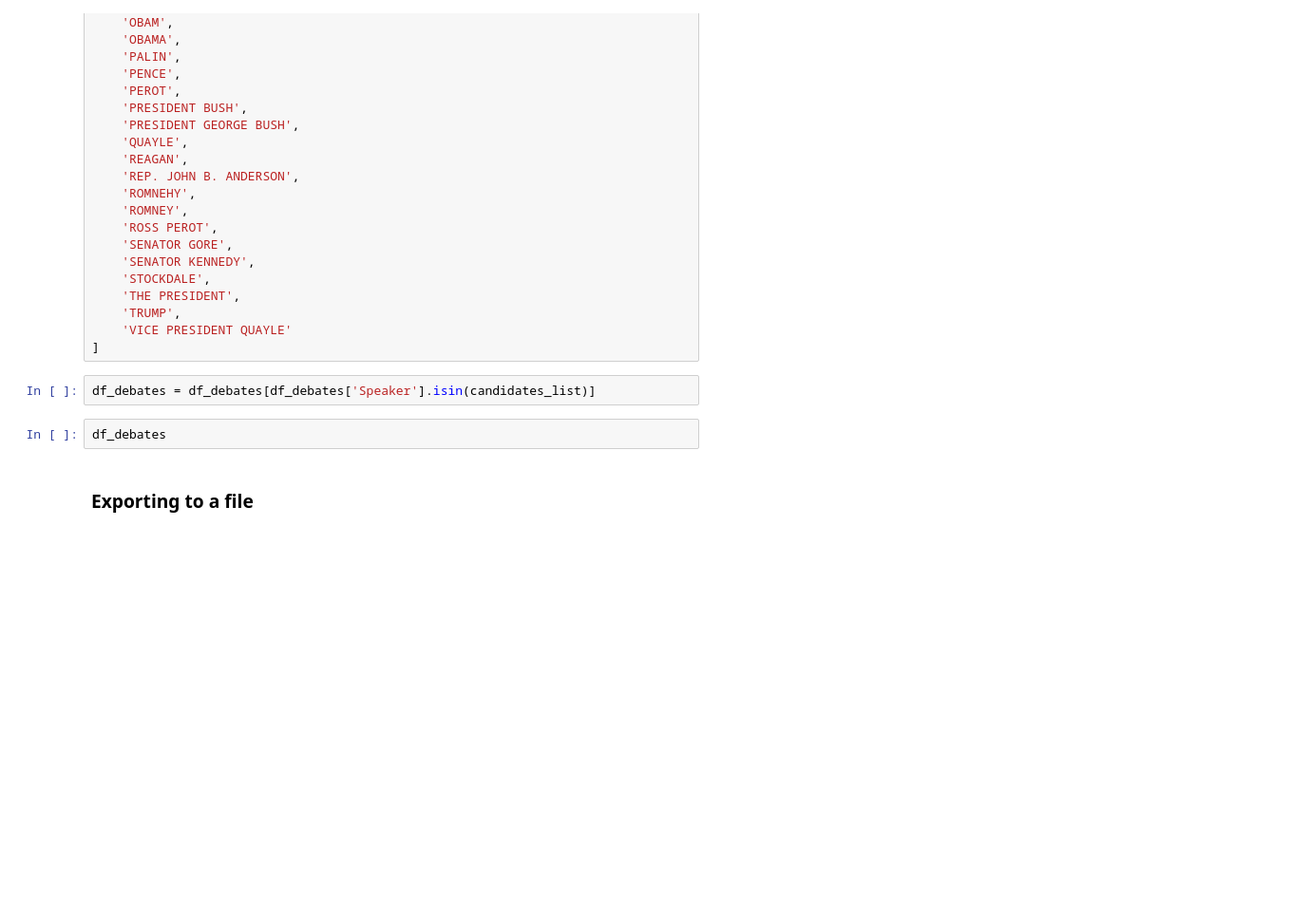
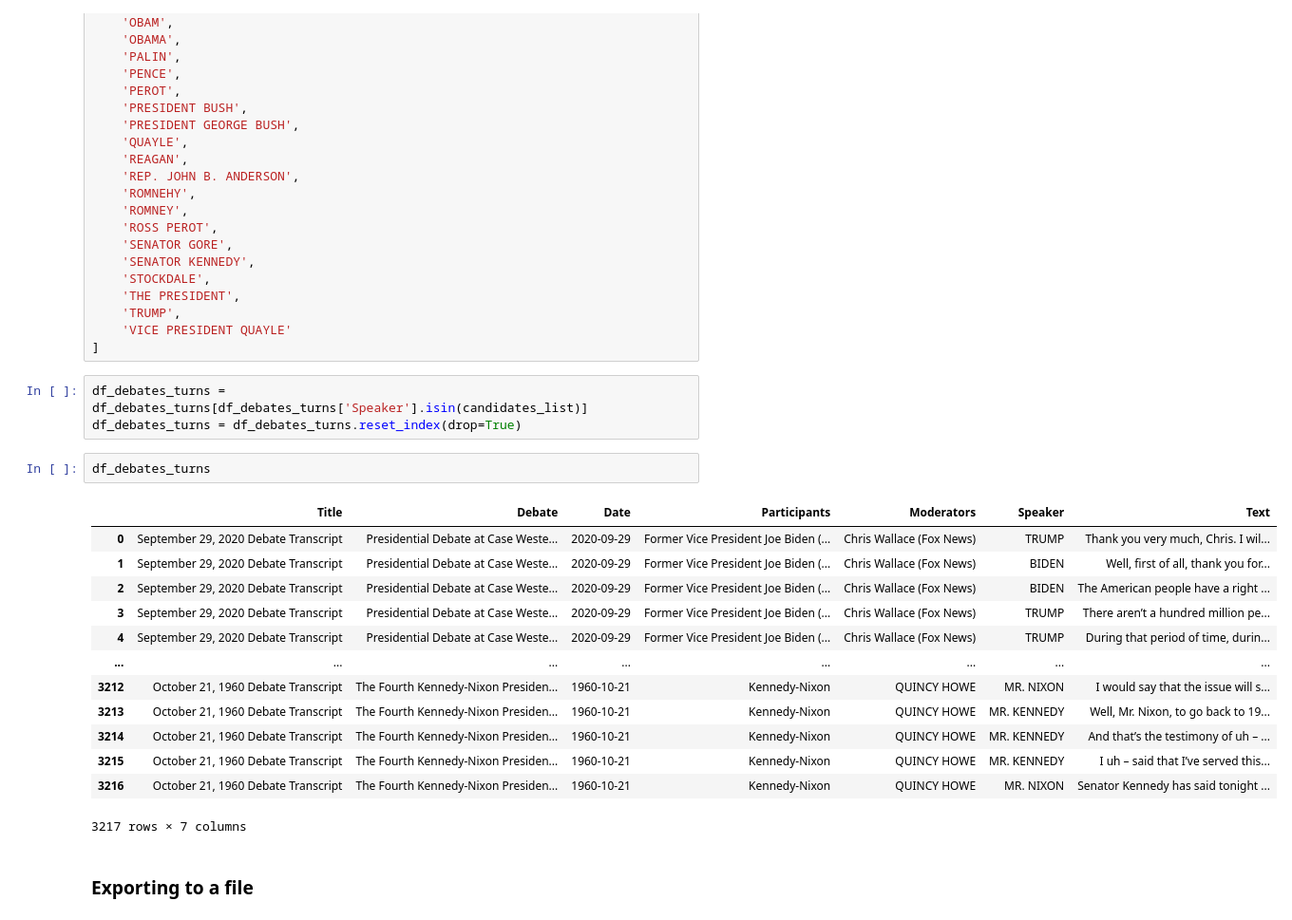
Before and after one commit to laelgelc/cl_st1_inrs, a Jupyter notebook: CL_St1_Ph2_INRS.ipynb, the cells around one changed output. Shown at 95% size. Cells and saved outputs as stored; diff of their text form; blank space fills up the shorter version.

```diff
--- a/CL_St1_Ph2_INRS.ipynb
+++ b/CL_St1_Ph2_INRS.ipynb
@@ -381,9 +495,24 @@ candidates_list = [
     'VICE PRESIDENT QUAYLE'
 ]
 # %%
-df_debates = df_debates[df_debates['Speaker'].isin(candidates_list)]
+df_debates_turns = df_debates_turns[df_debates_turns['Speaker'].isin(candidates_list)]
+df_debates_turns = df_debates_turns.reset_index(drop=True)
 # %%
-df_debates
+df_debates_turns
+# %% [output]
+|  | Title | Debate | Date | Participants | Moderators | Speaker | Text |
+| 0 | September 29, 2020 Debate Transcript | Presidential Debate at Case Weste... | 2020-09-29 | Former Vice President Joe Biden (... | Chris Wallace (Fox News) | TRUMP | Thank you very much, Chris. I wil... |
+| 1 | September 29, 2020 Debate Transcript | Presidential Debate at Case Weste... | 2020-09-29 | Former Vice President Joe Biden (... | Chris Wallace (Fox News) | BIDEN | Well, first of all, thank you for... |
+| 2 | September 29, 2020 Debate Transcript | Presidential Debate at Case Weste... | 2020-09-29 | Former Vice President Joe Biden (... | Chris Wallace (Fox News) | BIDEN | The American people have a right ... |
+| 3 | September 29, 2020 Debate Transcript | Presidential Debate at Case Weste... | 2020-09-29 | Former Vice President Joe Biden (... | Chris Wallace (Fox News) | TRUMP | There aren’t a hundred million pe... |
+| 4 | September 29, 2020 Debate Transcript | Presidential Debate at Case Weste... | 2020-09-29 | Former Vice President Joe Biden (... | Chris Wallace (Fox News) | TRUMP | During that period of time, durin... |
+| ... | ... | ... | ... | ... | ... | ... | ... |
+| 3212 | October 21, 1960 Debate Transcript | The Fourth Kennedy-Nixon Presiden... | 1960-10-21 | Kennedy-Nixon | QUINCY HOWE | MR. NIXON | I would say that the issue will s... |
+| 3213 | October 21, 1960 Debate Transcript | The Fourth Kennedy-Nixon Presiden... | 1960-10-21 | Kennedy-Nixon | QUINCY HOWE | MR. KENNEDY | Well, Mr. Nixon, to go back to 19... |
+| 3214 | October 21, 1960 Debate Transcript | The Fourth Kennedy-Nixon Presiden... | 1960-10-21 | Kennedy-Nixon | QUINCY HOWE | MR. KENNEDY | And that’s the testimony of uh – ... |
+| 3215 | October 21, 1960 Debate Transcript | The Fourth Kennedy-Nixon Presiden... | 1960-10-21 | Kennedy-Nixon | QUINCY HOWE | MR. KENNEDY | I uh – said that I’ve served this... |
+| 3216 | October 21, 1960 Debate Transcript | The Fourth Kennedy-Nixon Presiden... | 1960-10-21 | Kennedy-Nixon | QUINCY HOWE | MR. NIXON | Senator Kennedy has said tonight ... |
+3217 rows × 7 columns
 # %% [markdown]
 ### Exporting to a file
 # %% [markdown]
```
Also changed, not shown: parts of 11 cells of this notebook.
